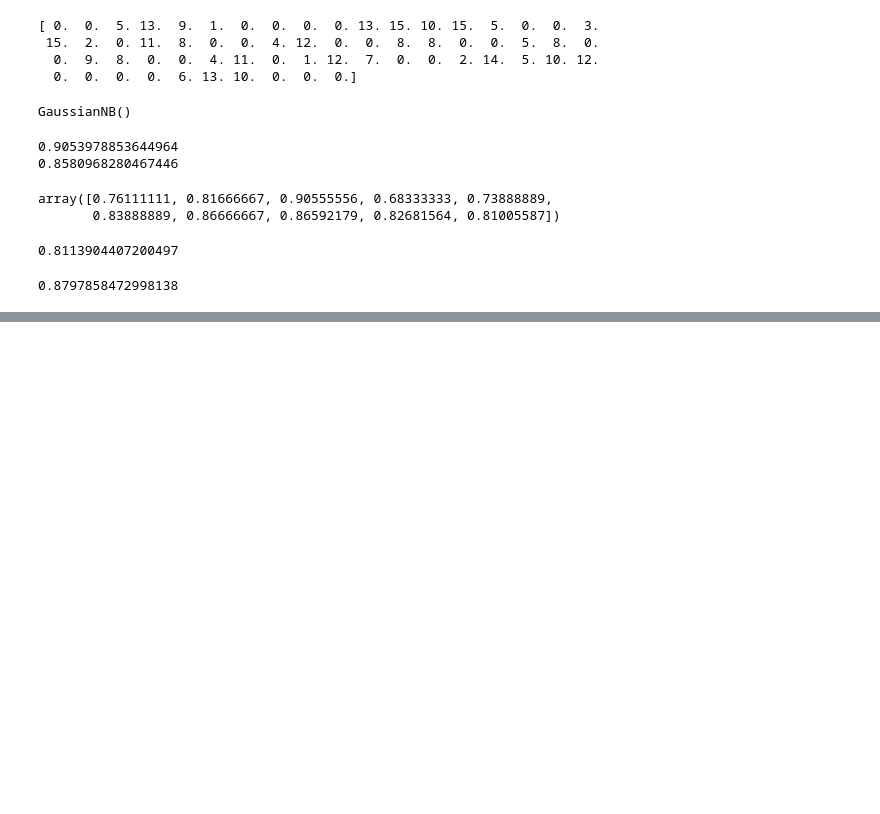
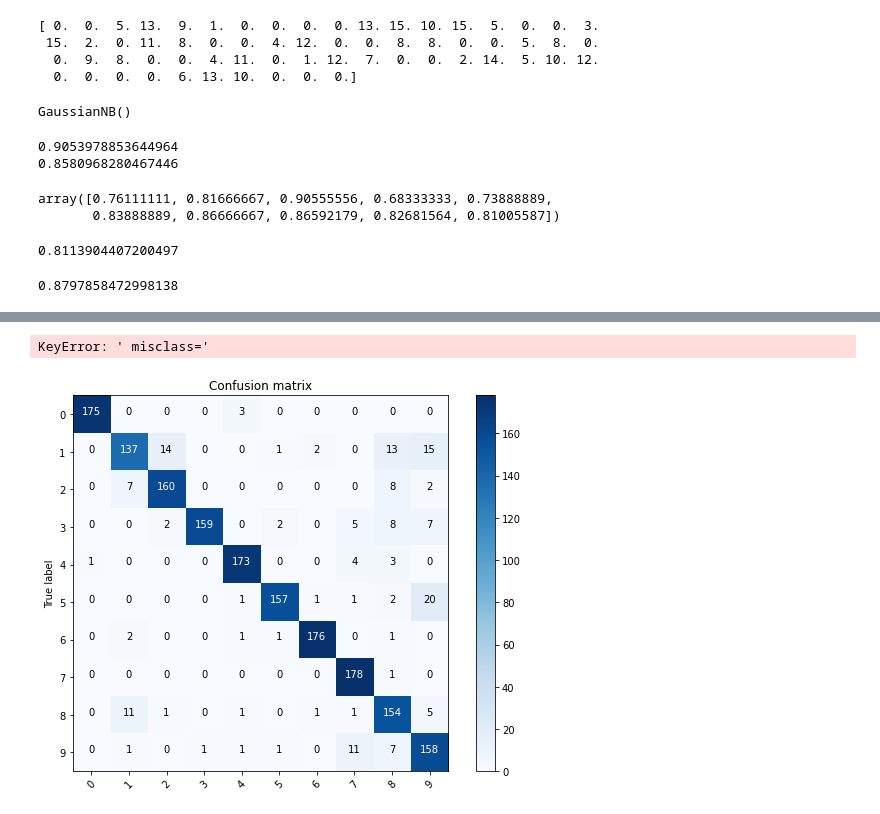
Before and after one commit to tanvee09/ML-Practice, a Jupyter notebook: Naive Bayes/MNIST.ipynb, the cells around one changed output, grey strips where cells are left out. Saved outputs shown, nothing was run; the diff lists cells and outputs as text; code cells hidden in the pictures; blank space fills up the shorter version.

```diff
--- a/Naive Bayes/MNIST.ipynb
+++ b/Naive Bayes/MNIST.ipynb
@@ -55,0 +61,4 @@ cross_val_score(mnb, X, Y, scoring = "accuracy", cv = 10).mean()
+# %%
+y_mnb = mnb.predict(X)
+cnf_matrix = confusion_matrix(Y, y_mnb)
+print(cnf_matrix)
@@ -55,0 +76,5 @@ cross_val_score(mnb, X, Y, scoring = "accuracy", cv = 10).mean()
+# %%
+plot_confusion_matrix(cnf_matrix, np.arange(10), normalize = False)
+# %% [output]
+KeyError: ' misclass='
+[figure, added]
```
Also changed, not shown: parts of 6 cells of this notebook, 7 other files.
